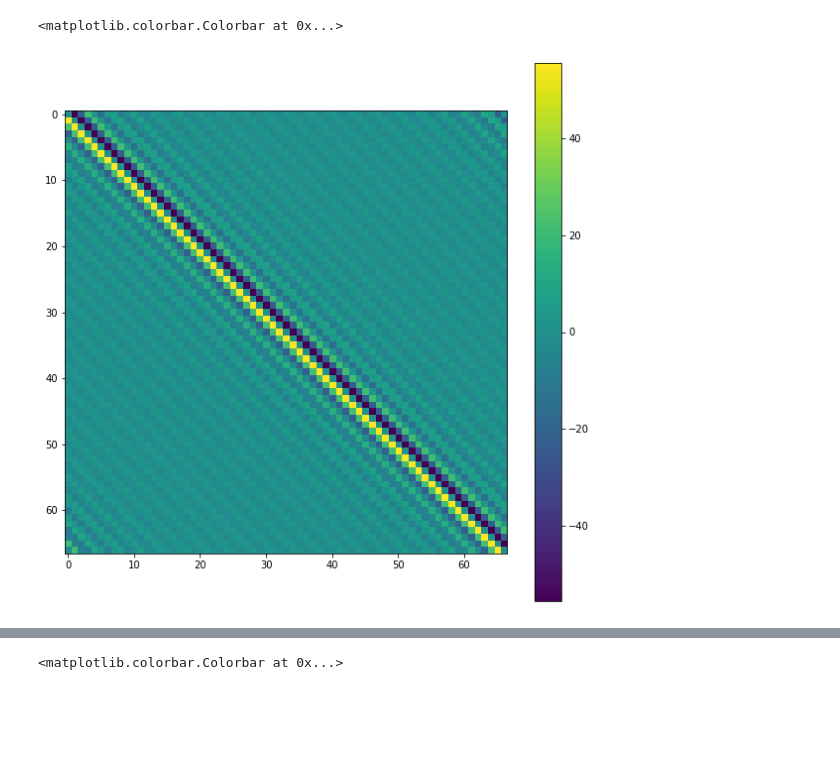
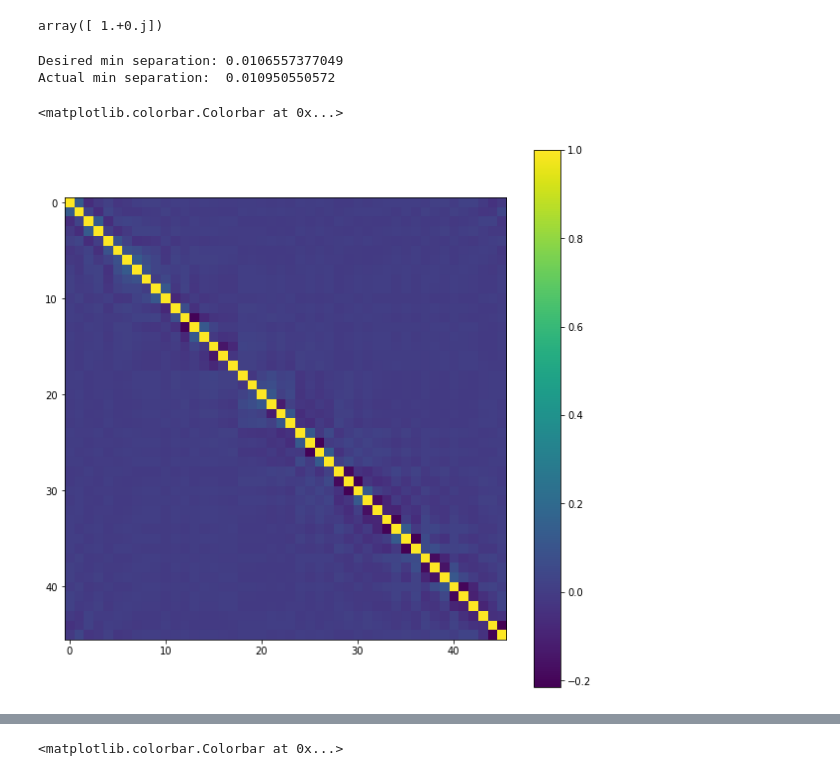
Before and after one commit to eonaran/sr_multisignals, a Jupyter notebook: Kernel Matrix Analysis.ipynb, the cells around one changed output, grey strips where cells are left out. Drawn from its saved outputs; the diff is of its cells as text; code cells hidden in the pictures; blank space fills up the shorter version.

```diff
--- a/Kernel Matrix Analysis.ipynb
+++ b/Kernel Matrix Analysis.ipynb
@@ -13,21 +13,32 @@ def kernel_matrix(kernel, support):
     shifted_supports = np.outer(np.ones(N), support) - np.outer(support, np.ones(N))
     return kernel.eval(shifted_supports).real
 # %%
-fc = 20
-min_separation = 0.6 / (2.0 * fc + 1)
-N = int(1.0/min_separation-1)
+fc = 30
+min_separation = 0.65 / (2.0 * fc + 1)
+N = int(0.5/min_separation)
 
-kernel = trig_poly.TrigPoly.dirichlet(fc)
+kernel = trig_poly.TrigPoly.multi_dirichlet(fc, [2.0])
+# kernel = trig_poly.TrigPoly.dirichlet(fc)
 
-support = test_data.jittered_supports(N, min_separation=min_separation)
+support = test_data.uniform_supports(N, min_separation=min_separation)
 
 K0 = kernel_matrix(kernel, support)
 K1 = kernel_matrix(kernel.derivative(), support)
 K2 = kernel_matrix(kernel.derivative().derivative(), support)
+# %%
+kernel(0.0)
+# %% [output]
+array([ 1.+0.j])
+# %%
+print 'Desired min separation:', min_separation
+print 'Actual min separation: ', np.min(support[1:] - support[:-1])
+# %% [output]
+Desired min separation: 0.0106557377049
+Actual min separation:  0.010950550572
 # %%
 plt.subplots(figsize=(10, 10))
-plt.imshow(K1)
+plt.imshow(K0)
 plt.colorbar()
 # %% [output]
 <matplotlib.colorbar.Colorbar at 0x...>
-[figure, old version]
+[figure, new version]
```
Also changed, not shown: parts of 5 cells of this notebook, 2 other files.
